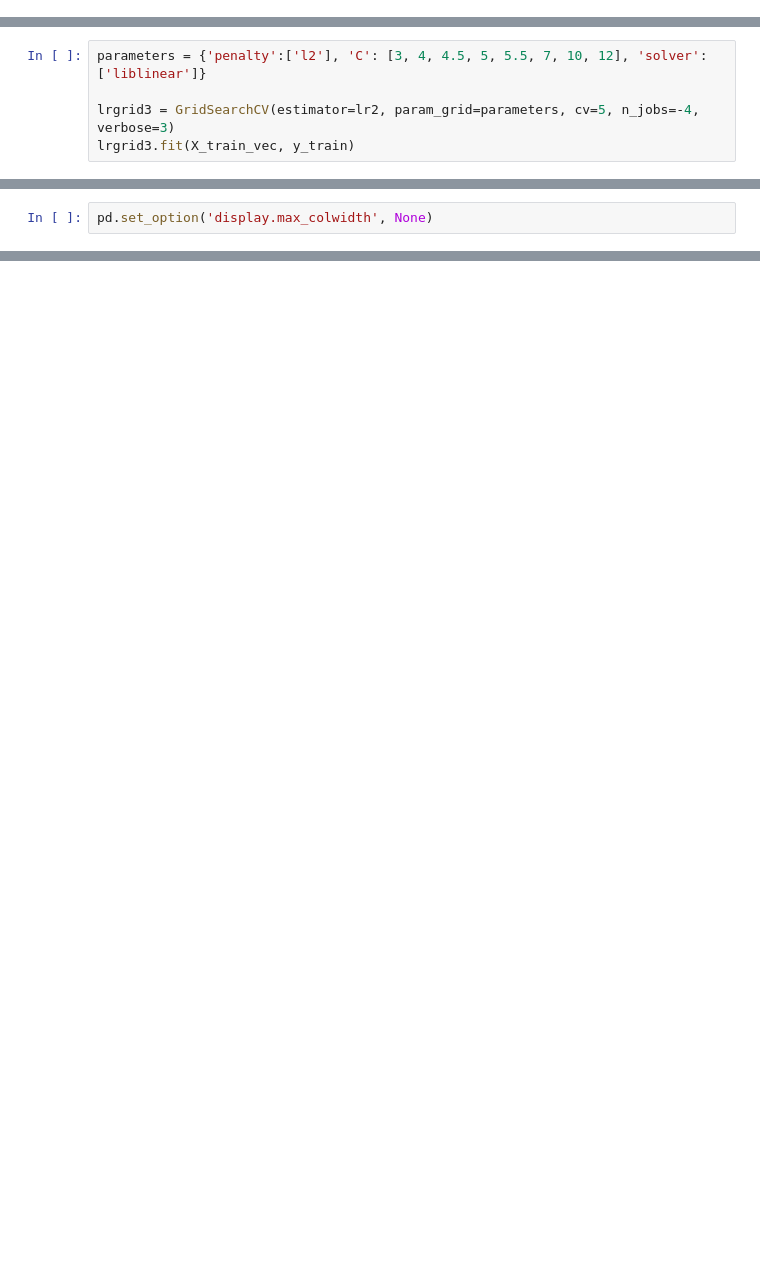
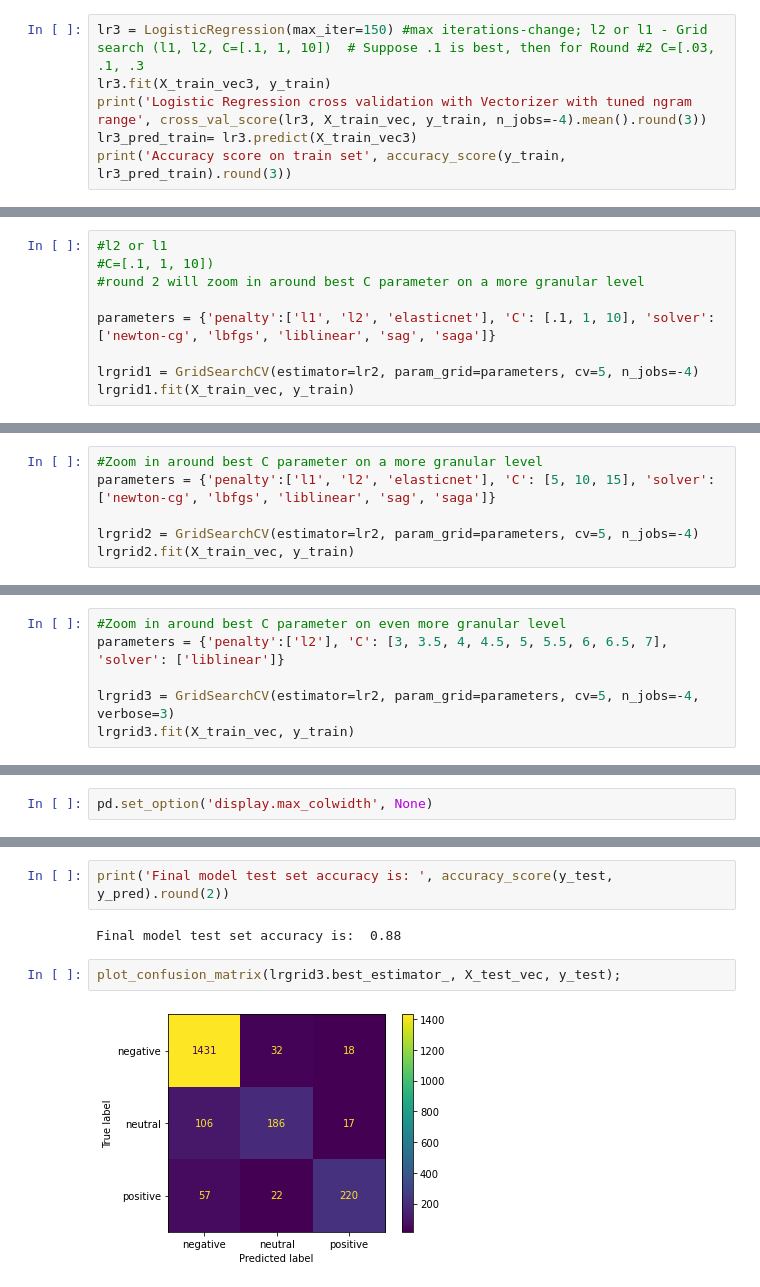
Before and after one commit to feelgd777/nlp_tweets, a Jupyter notebook: data_cleaning.ipynb, the cells around one changed output, grey strips where cells are left out. Saved outputs shown, nothing was run; the diff lists cells and outputs as text; blank space fills up the shorter version.

```diff
--- a/data_cleaning.ipynb
+++ b/data_cleaning.ipynb
@@ -619,0 +391,6 @@ GridSearchCV(cv=5, estimator=LogisticRegression(max_iter=150), n_jobs=-4,
+# %%
+lr3 = LogisticRegression(max_iter=150) #max iterations-change; l2 or l1 - Grid search (l1, l2, C=[.1, 1, 10])  # Suppose .1 is best, then for Round #2 C=[.03, .1, .3
+lr3.fit(X_train_vec3, y_train)
+print('Logistic Regression cross validation with Vectorizer with tuned ngram range', cross_val_score(lr3, X_train_vec, y_train, n_jobs=-4).mean().round(3))
+lr3_pred_train= lr3.predict(X_train_vec3)
+print('Accuracy score on train set', accuracy_score(y_train, lr3_pred_train).round(3))
@@ -619,0 +404,9 @@ GridSearchCV(cv=5, estimator=LogisticRegression(max_iter=150), n_jobs=-4,
+# %%
+#l2 or l1
+#C=[.1, 1, 10])
+#round 2 will zoom in around best C parameter on a more granular level
+
+parameters = {'penalty':['l1', 'l2', 'elasticnet'], 'C': [.1, 1, 10], 'solver': ['newton-cg', 'lbfgs', 'liblinear', 'sag', 'saga']}
+
+lrgrid1 = GridSearchCV(estimator=lr2, param_grid=parameters, cv=5, n_jobs=-4)
+lrgrid1.fit(X_train_vec, y_train)
@@ -619,0 +430,6 @@ GridSearchCV(cv=5, estimator=LogisticRegression(max_iter=150), n_jobs=-4,
+# %%
+#Zoom in around best C parameter on a more granular level
+parameters = {'penalty':['l1', 'l2', 'elasticnet'], 'C': [5, 10, 15], 'solver': ['newton-cg', 'lbfgs', 'liblinear', 'sag', 'saga']}
+
+lrgrid2 = GridSearchCV(estimator=lr2, param_grid=parameters, cv=5, n_jobs=-4)
+lrgrid2.fit(X_train_vec, y_train)
@@ -634,5 +453,6 @@ accuracy_score(y_train, lr2grid2_pred_train) #less overfit and more accurate now
 # %%
-parameters = {'penalty':['l2'], 'C': [3, 4, 4.5, 5, 5.5, 7, 10, 12], 'solver': ['liblinear']}
+#Zoom in around best C parameter on even more granular level
+parameters = {'penalty':['l2'], 'C': [3, 3.5, 4, 4.5, 5, 5.5, 6, 6.5, 7], 'solver': ['liblinear']}
 
 lrgrid3 = GridSearchCV(estimator=lr2, param_grid=parameters, cv=5, n_jobs=-4, verbose=3)
 lrgrid3.fit(X_train_vec, y_train)
@@ -830,0 +655,8 @@ AttributeError: 'API' object has no attribute 'search'
+# %%
+print('Final model test set accuracy is: ', accuracy_score(y_test, y_pred).round(2))
+# %% [output]
+Final model test set accuracy is:  0.88
+# %%
+plot_confusion_matrix(lrgrid3.best_estimator_, X_test_vec, y_test);
+# %% [output]
+[figure, added]
```
Also changed, not shown: parts of 165 cells of this notebook.
